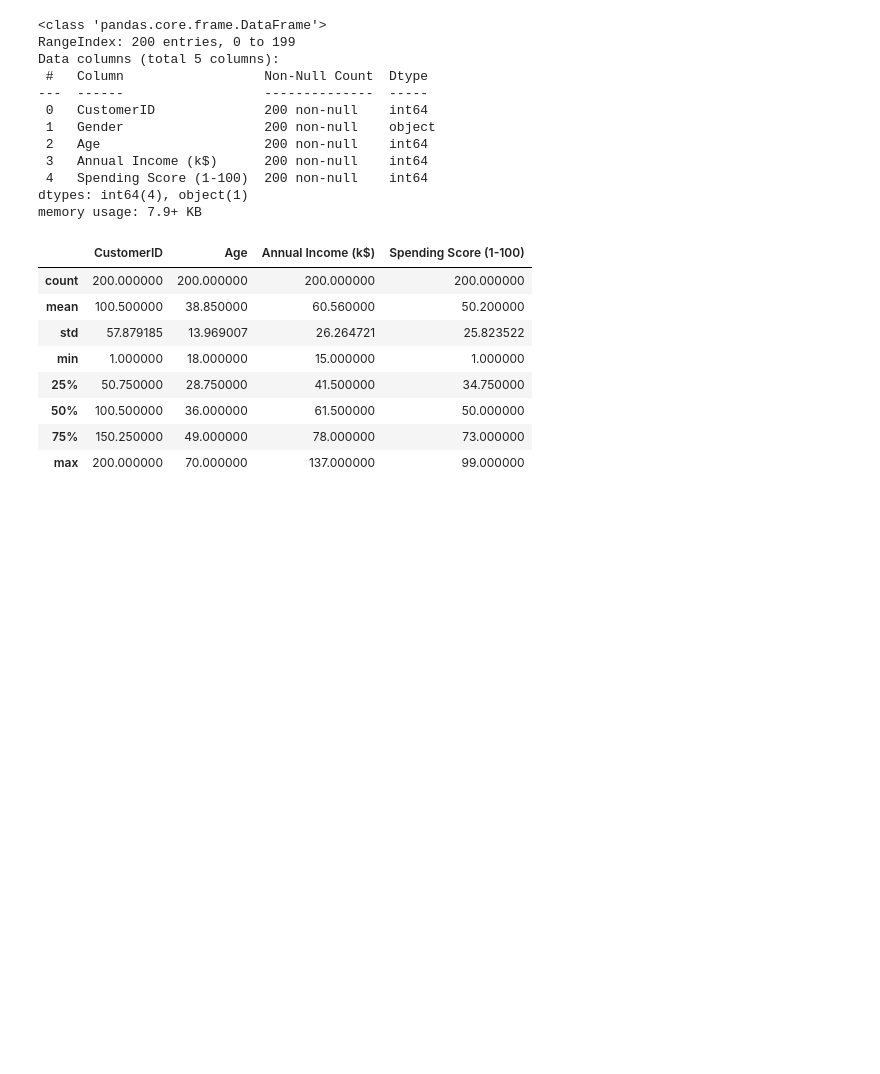
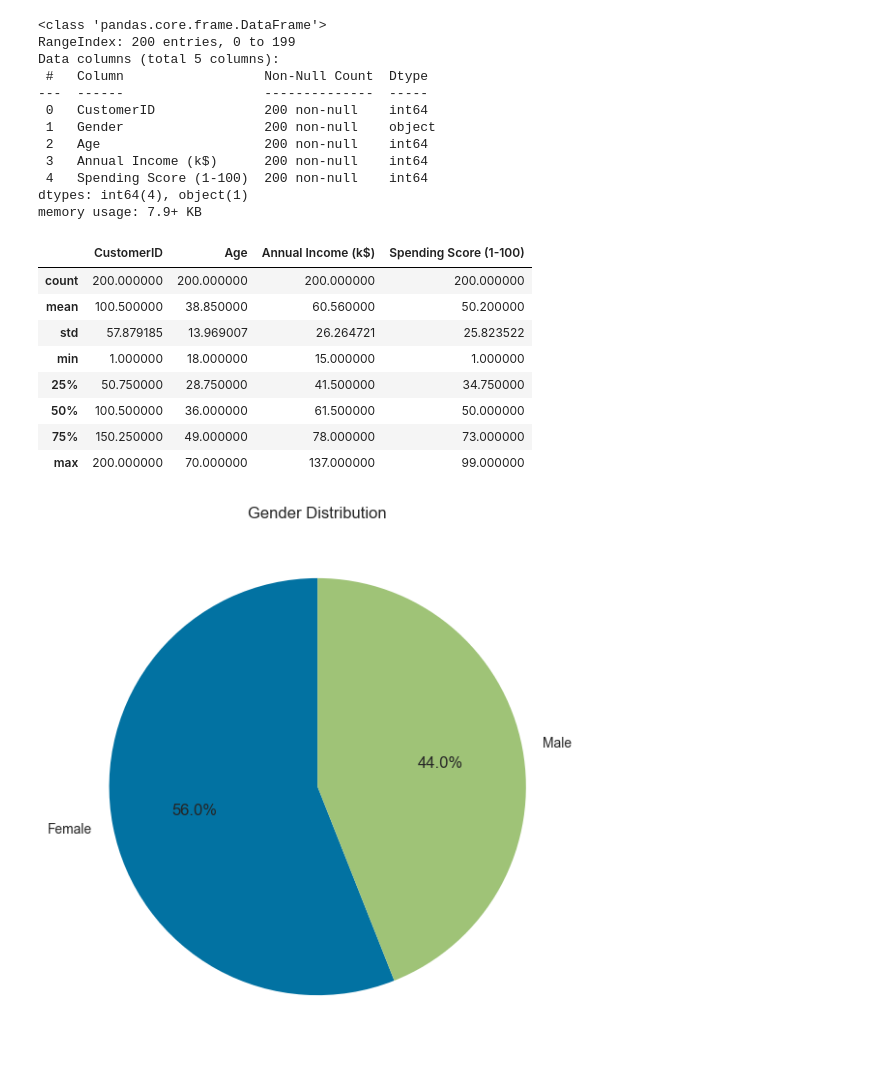
Before and after one commit to adrianramadhan/mall-customers-segmentation-case-study, a Jupyter notebook: notebook.ipynb, the cells around one changed output. Cells and saved outputs as stored; diff of their text form; code cells hidden in the pictures; blank space fills up the shorter version.

```diff
--- a/notebook.ipynb
+++ b/notebook.ipynb
@@ -44,3 +44,11 @@ df.describe()
 | 50% | 100.500000 | 36.000000 | 61.500000 | 50.000000 |
 | 75% | 150.250000 | 49.000000 | 78.000000 | 73.000000 |
 | max | 200.000000 | 70.000000 | 137.000000 | 99.000000 |
+# %%
+# Menghitung distribusi gender dan menampilkan pie chart untuk visualisasi
+plt.figure(figsize=(7, 7))
+plt.pie(df['Gender'].value_counts(), labels=['Female', 'Male'], autopct='%1.1f%%', startangle=90)
+plt.title('Gender Distribution')
+plt.show()
+# %% [output]
+[figure, added]
```
Also changed, not shown: parts of 2 cells of this notebook.
